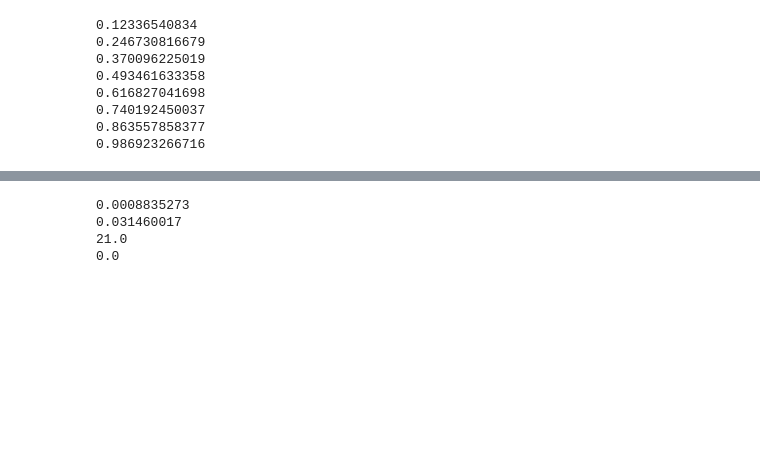
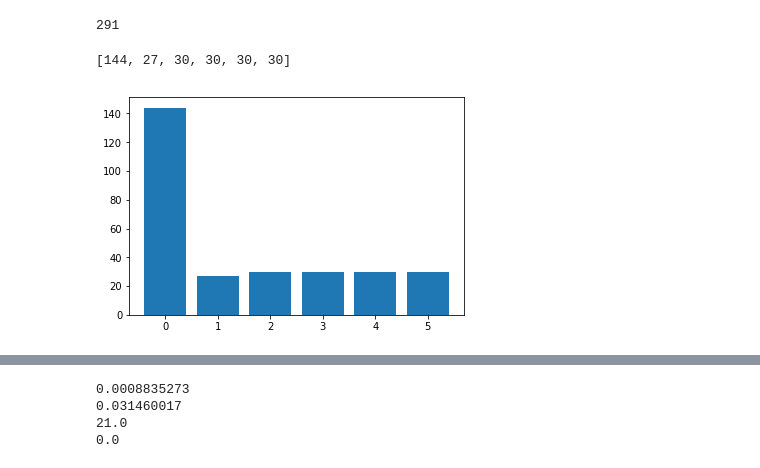
Before and after one commit to abdullaayyad96/DVSContactEstimation, a Jupyter notebook: preprocess.ipynb, the cells around one changed output, grey strips where cells are left out. Drawn from its saved outputs; the diff is of its cells as text; code cells hidden in the pictures; blank space fills up the shorter version.

Commit message:
Bug fix for pre-processing

```diff
--- a/preprocess.ipynb
+++ b/preprocess.ipynb
@@ -19,5 +17,12 @@ ImportError: No module named dvs_msgs.msg
+# %%
+#parameters of processing
+frequency = 10 #Hz
+bag_file_name = 'tactile_sensing_data/2020-08-18-14-09-04.bag'
+h5_file_name = 'processed_data_10_Hz.hdf5'
+time_window_size = 30
+examples_per_edge = 3
 # %%
-bag_file = rosbag.Bag('tactile_sensing_data/2020-08-18-14-09-04.bag')
+bag_file = rosbag.Bag(bag_file_name)
 
 events = []
 contact_status = []
@@ -59,9 +64,8 @@ for topic, msg, t in bag_file.read_messages(topics=['/contact_status', '/dvs/eve
             contact_case_ts.append(t.to_nsec())
 # %%
 #interpolate
-
 f = interp1d(contact_case_ts, contact_case, kind='previous')
-contact_case_ts_int = range(min(contact_case_ts), max(contact_case_ts), int(0.03*1e9))
+contact_case_ts_int = range(min(contact_case_ts), max(contact_case_ts), int(1e9/frequency))
 contact_case_int = f(contact_case_ts_int)
 # %%
 
@@ -74,10 +78,10 @@ print(len(contact_case_ts_int))
 # %%
 
-hf = h5py.File('event_frame_data.hdf5', 'w')
+hf = h5py.File(h5_file_name, 'w')
 hf.create_dataset('contact_status', data=contact_case_int)
 hf.create_dataset('time_steps', data=contact_case_ts_int)
 
-set_size = 3000
+set_size = 1000
 unprocessed_events = np.copy(events)
 
 for i in range(0, len(contact_case_ts_int), set_size):
@@ -123,12 +176,25 @@ def create_dataset(hf_file, time_steps=50, n_classes=6):
 # %%
-hf = h5py.File('event_frame_data.hdf5', 'r+')
-create_dataset(hf)
+hf = h5py.File(h5_file_name, 'r+')
+extract_edge_data(hf, edge_locations)
+hf.close()
-# %% [output]
-0.12336540834
-0.246730816679
-0.370096225019
-0.493461633358
-0.616827041698
-0.740192450037
-0.863557858377
-0.986923266716
+# %%
+hf = h5py.File(h5_file_name, 'r+')
+print(len(hf['ex_output']))
+hf.close()
+# %% [output]
+291
+# %%
+#analyze classes
+hf = h5py.File(h5_file_name, 'r+')
+counter = [0] * 6
+
+for i in range(len(hf['ex_output'])):
+    idx = list(hf['ex_output'][i]).index(1)
+    counter[idx] = counter[idx] + 1
+
+print(counter)
+plt.bar(range(0,6),counter)
+hf.close()
+# %% [output]
+[144, 27, 30, 30, 30, 30]
+[figure, added]
```
Also changed, not shown: parts of 20 cells of this notebook, 1 other file.
